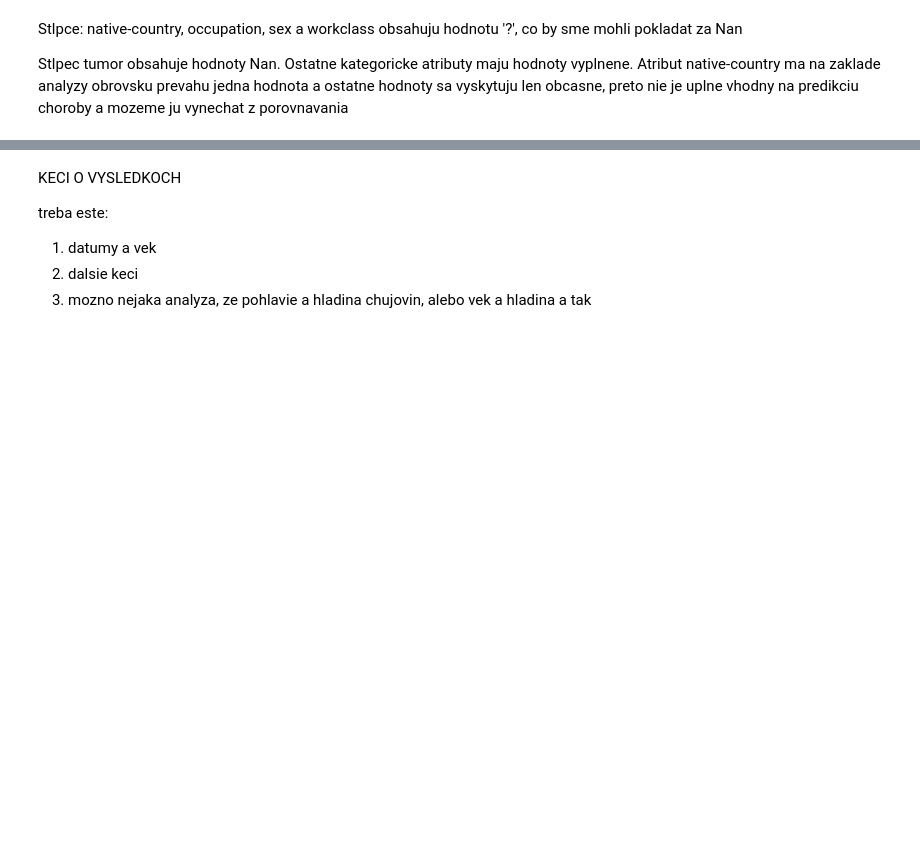
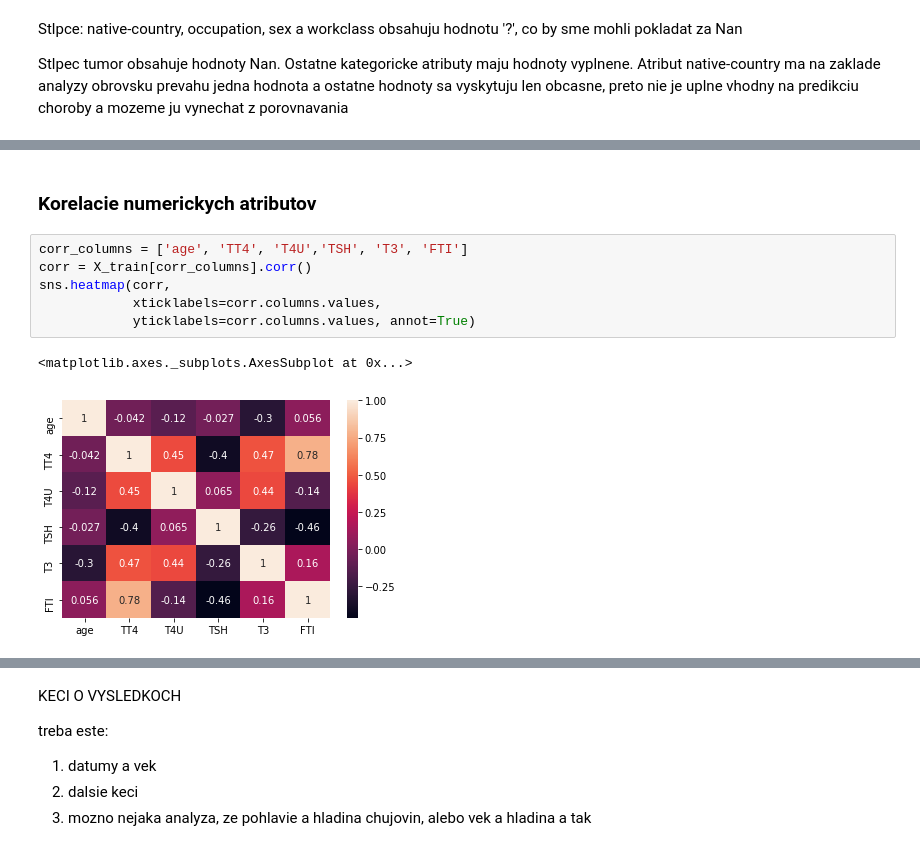
Before and after one commit to Pomichal/pr1_IAU, a Jupyter notebook: Preprocessing.ipynb, the cells around one changed output, grey strips where cells are left out. Saved outputs shown, nothing was run; the diff lists cells and outputs as text; blank space fills up the shorter version.

```diff
--- a/Preprocessing.ipynb
+++ b/Preprocessing.ipynb
@@ -980,0 +1033,11 @@ KeyError: 'new_class'
+# %% [markdown]
+### Korelacie numerickych atributov
+# %%
+corr_columns = ['age', 'TT4', 'T4U','TSH', 'T3', 'FTI']
+corr = X_train[corr_columns].corr()
+sns.heatmap(corr,
+            xticklabels=corr.columns.values,
+            yticklabels=corr.columns.values, annot=True)
+# %% [output]
+<matplotlib.axes._subplots.AxesSubplot at 0x...>
+[figure, added]
```
Also changed, not shown: parts of 15 cells of this notebook.
